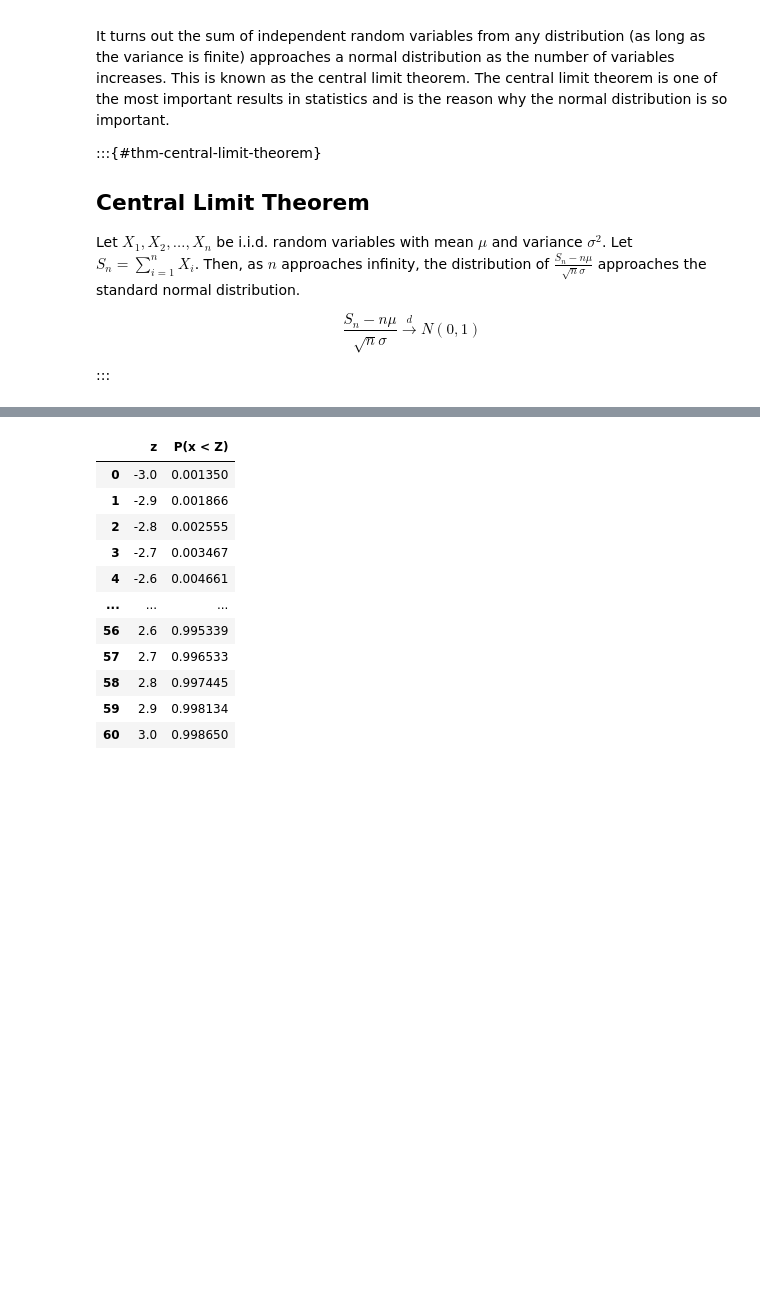
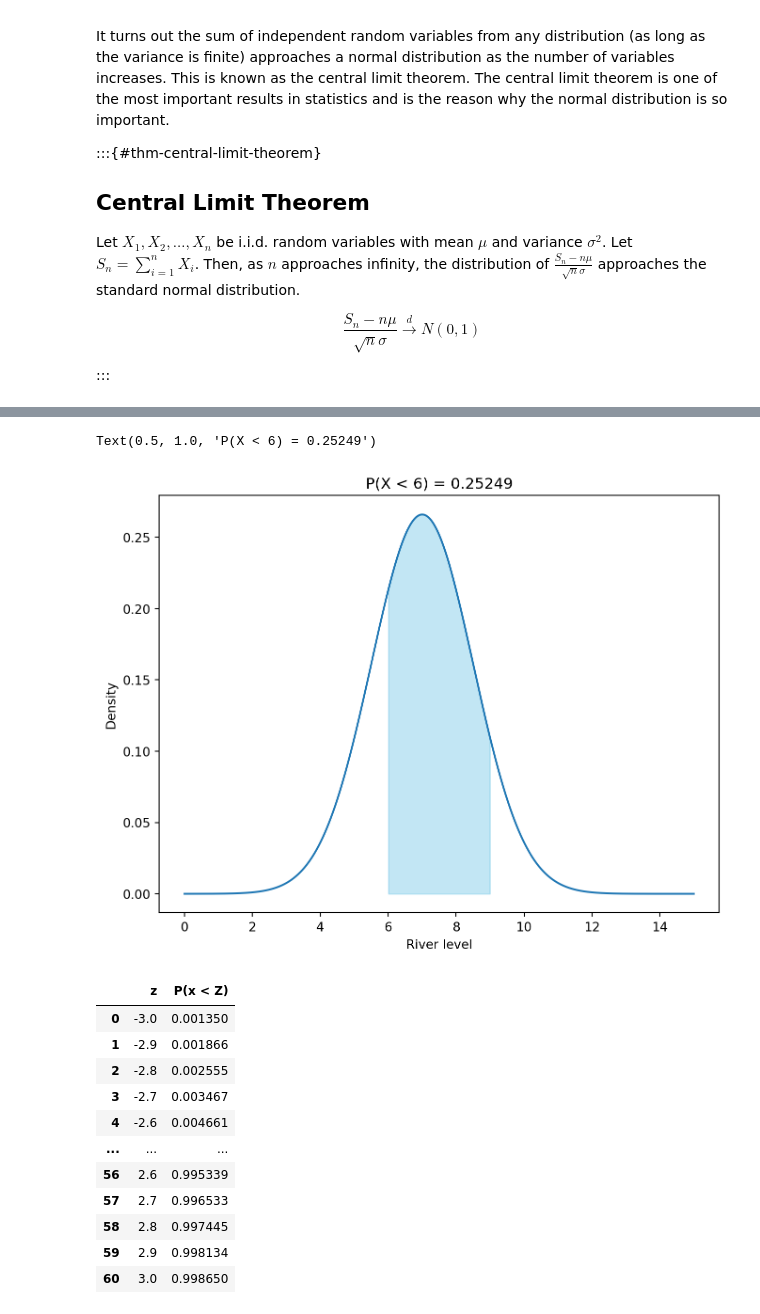
Before and after one commit to febse/stat2024, a Jupyter notebook: 11-Continuous-Distributions.ipynb, the cells around one changed output, grey strips where cells are left out. Drawn from its saved outputs; the diff is of its cells as text; code cells hidden in the pictures; blank space fills up the shorter version.

```diff
--- a/11-Continuous-Distributions.ipynb
+++ b/11-Continuous-Distributions.ipynb
@@ -483,3 +598,17 @@ As with other distributions, we can calculate probabilities with the normal dist
+# %%
+x = np.linspace(0, 15, 1000)
+
+y = stats.norm.pdf(x, loc=7, scale=1.5)
+
+plt.figure(figsize=(8, 6))
+plt.plot(x, y)
+plt.fill_between(x, y, where=(x > 6) & (x < 9), color='skyblue', alpha=0.5)
+plt.xlabel('River level')
+plt.ylabel('Density')
+plt.title('P(X < 6) = 0.25249')
+# %% [output]
+Text(0.5, 1.0, 'P(X < 6) = 0.25249')
+[figure, added]
 # %%
 # Create a z-table for the
 
```
Also changed, not shown: parts of 22 cells of this notebook, 1 other file.
